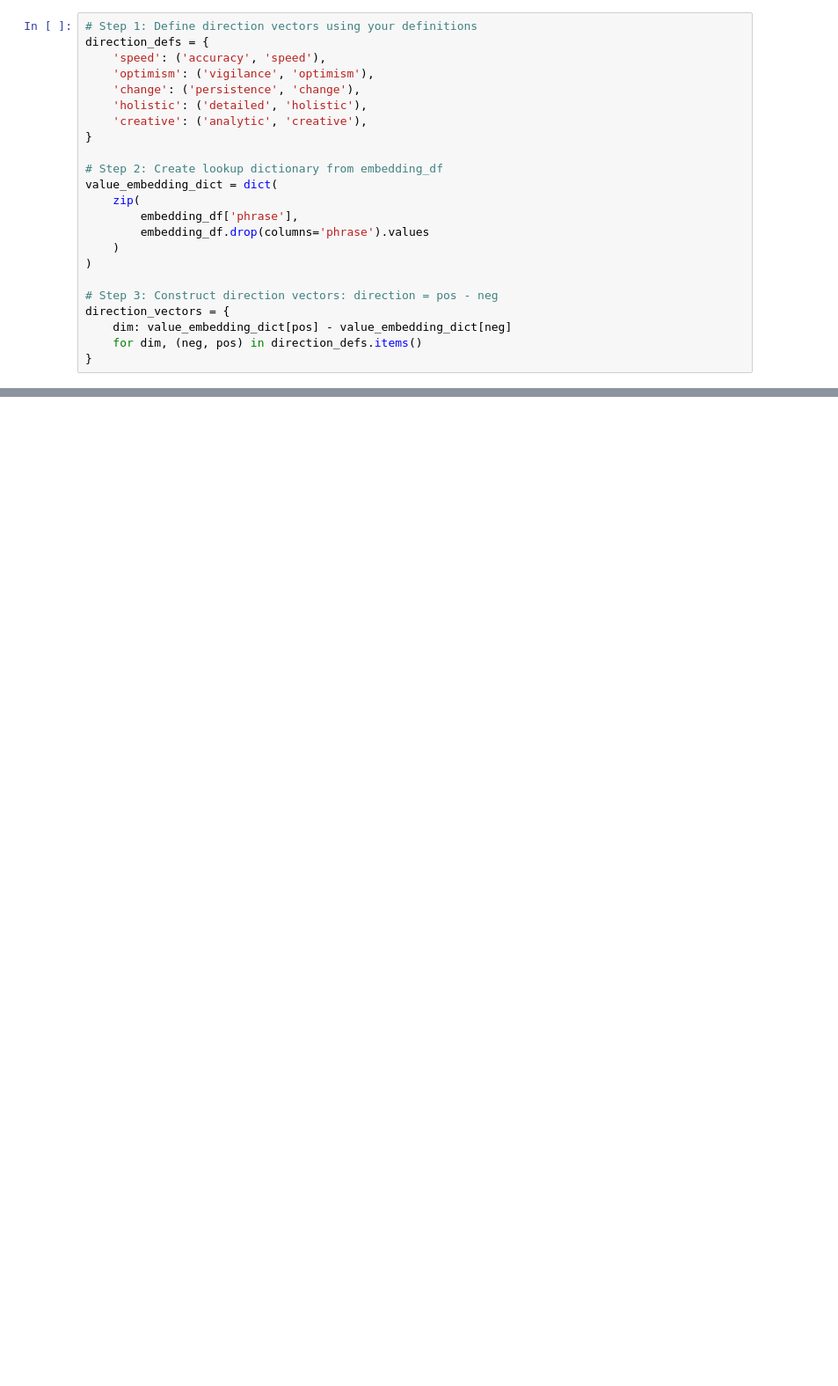
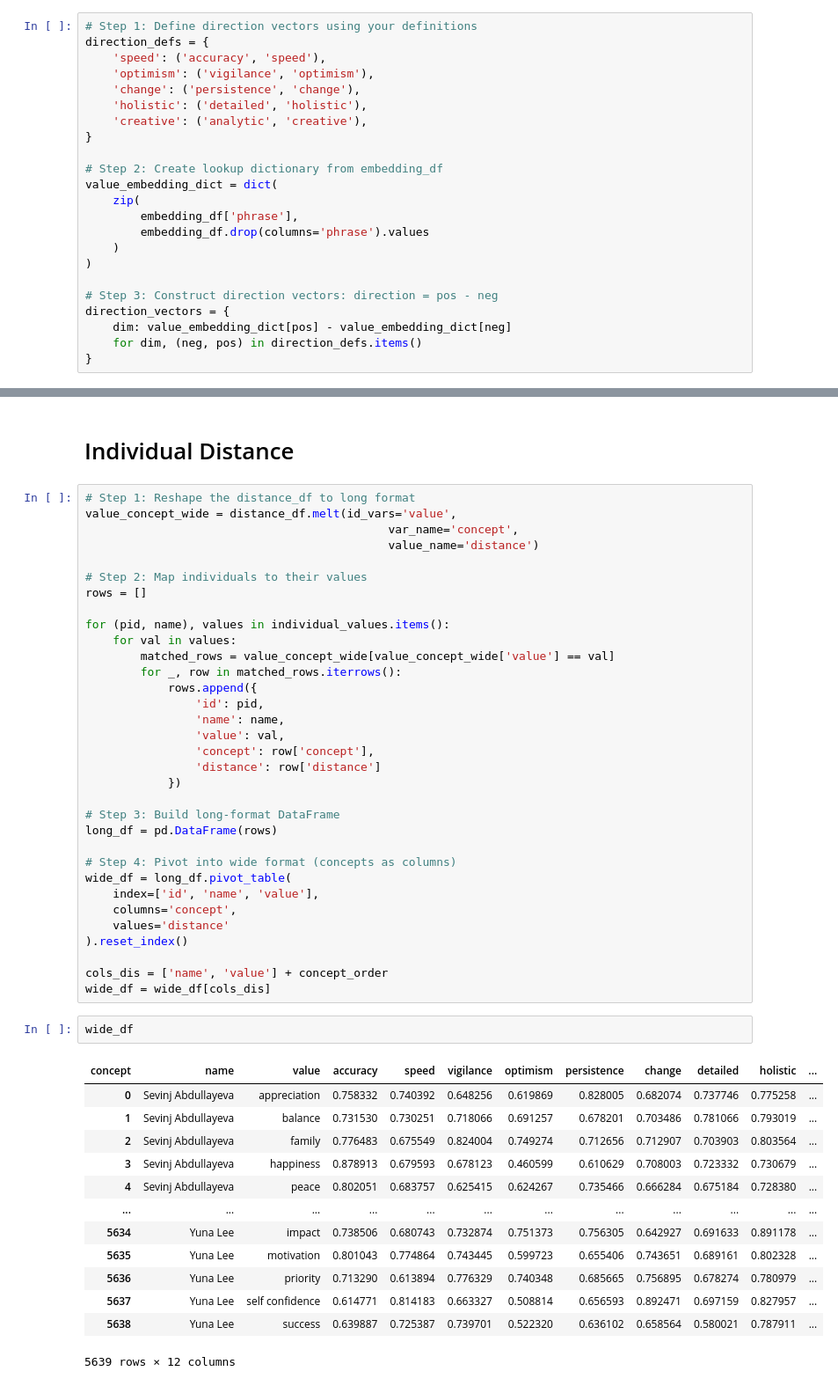
Before and after one commit to Jiazheng02/Research_Paul_Ingram, a Jupyter notebook: Analysis/TextAnalysis.ipynb, the cells around one changed output, grey strips where cells are left out. Shown: that part at 88% size. Drawn from its saved outputs; the diff is of its cells as text; blank space fills up the shorter version.

```diff
--- a/Analysis/TextAnalysis.ipynb
+++ b/Analysis/TextAnalysis.ipynb
@@ -176,0 +284,51 @@ print(value_direction_df.head())
+# %% [markdown]
+# Individual Distance
+# %%
+# Step 1: Reshape the distance_df to long format
+value_concept_wide = distance_df.melt(id_vars='value',
+                                            var_name='concept',
+                                            value_name='distance')
+
+# Step 2: Map individuals to their values
+rows = []
+
+for (pid, name), values in individual_values.items():
+    for val in values:
+        matched_rows = value_concept_wide[value_concept_wide['value'] == val]
+        for _, row in matched_rows.iterrows():
+            rows.append({
+                'id': pid,
+                'name': name,
+                'value': val,
+                'concept': row['concept'],
+                'distance': row['distance']
+            })
+
+# Step 3: Build long-format DataFrame
+long_df = pd.DataFrame(rows)
+
+# Step 4: Pivot into wide format (concepts as columns)
+wide_df = long_df.pivot_table(
+    index=['id', 'name', 'value'],
+    columns='concept',
+    values='distance'
+).reset_index()
+
+cols_dis = ['name', 'value'] + concept_order
+wide_df = wide_df[cols_dis]
+# %%
+wide_df
+# %% [output]
+| concept | name | value | accuracy | speed | vigilance | optimism | persistence | change | detailed | holistic | ... |
+| 0 | Sevinj Abdullayeva | appreciation | 0.758332 | 0.740392 | 0.648256 | 0.619869 | 0.828005 | 0.682074 | 0.737746 | 0.775258 | ... |
+| 1 | Sevinj Abdullayeva | balance | 0.731530 | 0.730251 | 0.718066 | 0.691257 | 0.678201 | 0.703486 | 0.781066 | 0.793019 | ... |
+| 2 | Sevinj Abdullayeva | family | 0.776483 | 0.675549 | 0.824004 | 0.749274 | 0.712656 | 0.712907 | 0.703903 | 0.803564 | ... |
+| 3 | Sevinj Abdullayeva | happiness | 0.878913 | 0.679593 | 0.678123 | 0.460599 | 0.610629 | 0.708003 | 0.723332 | 0.730679 | ... |
+| 4 | Sevinj Abdullayeva | peace | 0.802051 | 0.683757 | 0.625415 | 0.624267 | 0.735466 | 0.666284 | 0.675184 | 0.728380 | ... |
+| ... | ... | ... | ... | ... | ... | ... | ... | ... | ... | ... | ... |
+| 5634 | Yuna Lee | impact | 0.738506 | 0.680743 | 0.732874 | 0.751373 | 0.756305 | 0.642927 | 0.691633 | 0.891178 | ... |
+| 5635 | Yuna Lee | motivation | 0.801043 | 0.774864 | 0.743445 | 0.599723 | 0.655406 | 0.743651 | 0.689161 | 0.802328 | ... |
+| 5636 | Yuna Lee | priority | 0.713290 | 0.613894 | 0.776329 | 0.740348 | 0.685665 | 0.756895 | 0.678274 | 0.780979 | ... |
+| 5637 | Yuna Lee | self confidence | 0.614771 | 0.814183 | 0.663327 | 0.508814 | 0.656593 | 0.892471 | 0.697159 | 0.827957 | ... |
+| 5638 | Yuna Lee | success | 0.639887 | 0.725387 | 0.739701 | 0.522320 | 0.636102 | 0.658564 | 0.580021 | 0.787911 | ... |
+5639 rows × 12 columns
```
Also changed, not shown: parts of 12 cells of this notebook.
